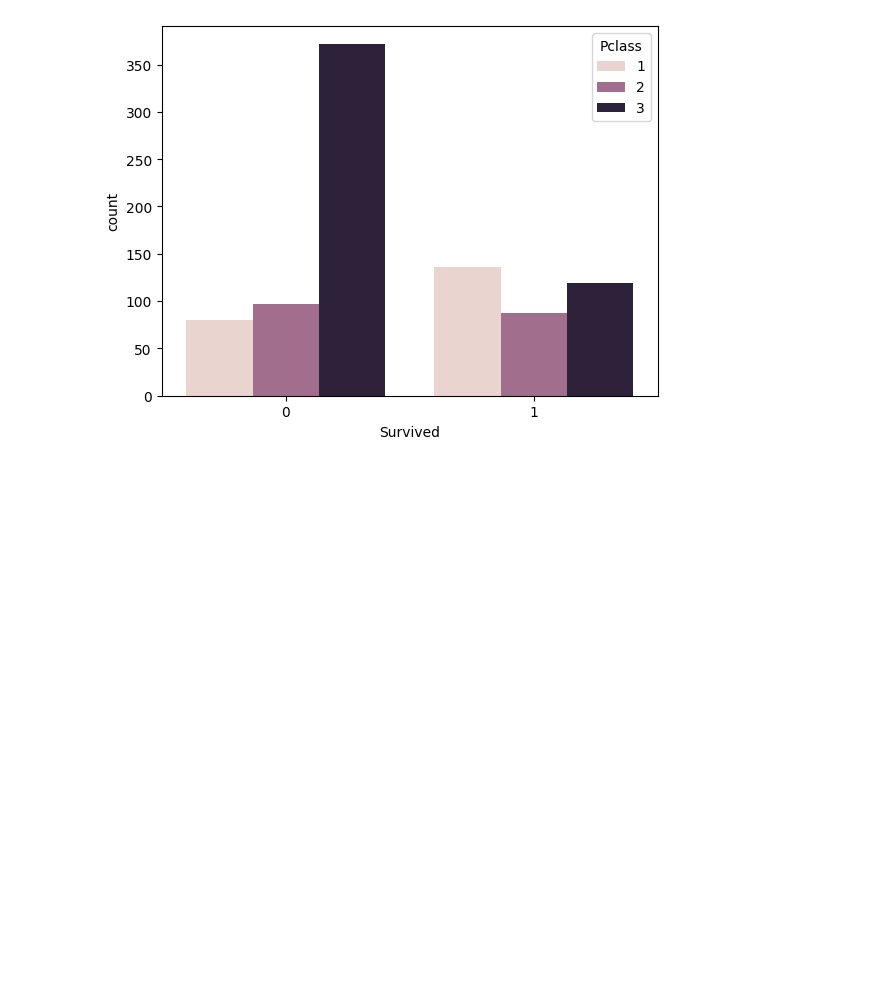
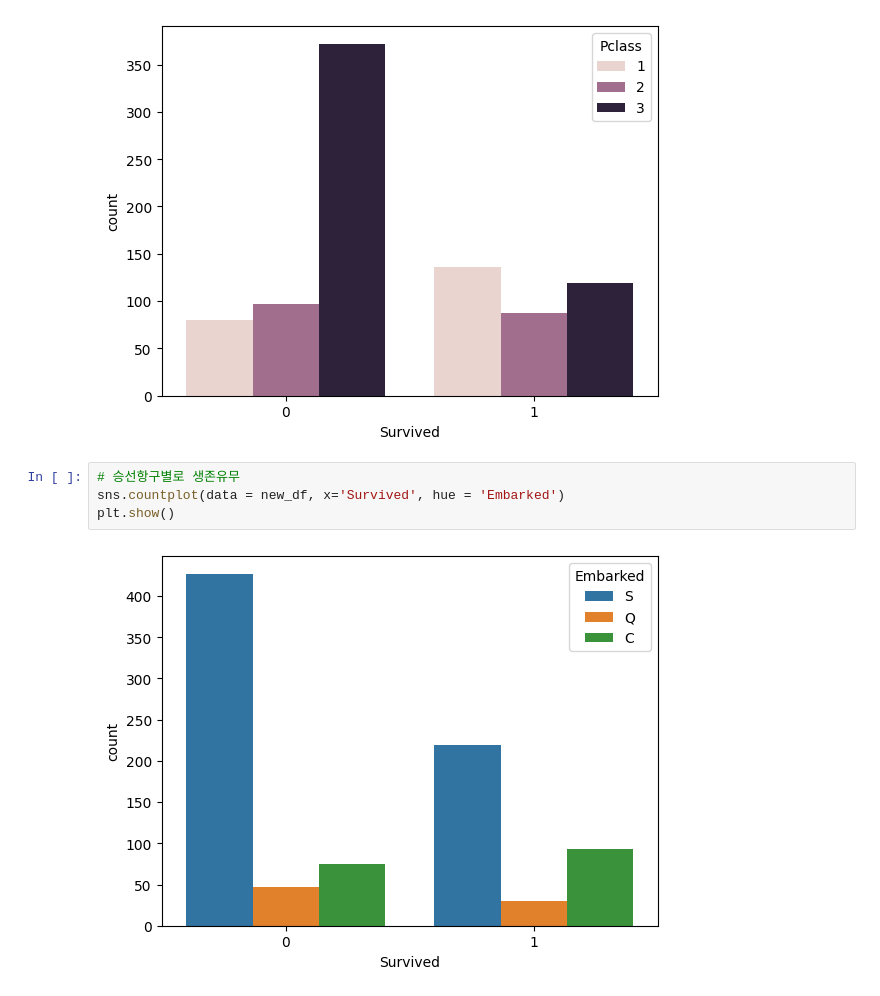
Before and after one commit to leekyuyoung20231211/python, a Jupyter notebook: 데이터전처리_실습.ipynb, the cells around one changed output. Saved outputs shown, nothing was run; the diff lists cells and outputs as text; blank space fills up the shorter version.

```diff
--- a/데이터전처리_실습.ipynb
+++ b/데이터전처리_실습.ipynb
@@ -296,3 +302,9 @@ sns.countplot(data = new_df,x='Survived',hue='Pclass')
 plt.show()
 # %% [output]
 [figure]
+# %%
+# 승선항구별로 생존유무
+sns.countplot(data = new_df, x='Survived', hue = 'Embarked')
+plt.show()
+# %% [output]
+[figure, added]
```
Also changed, not shown: parts of 51 cells of this notebook.
